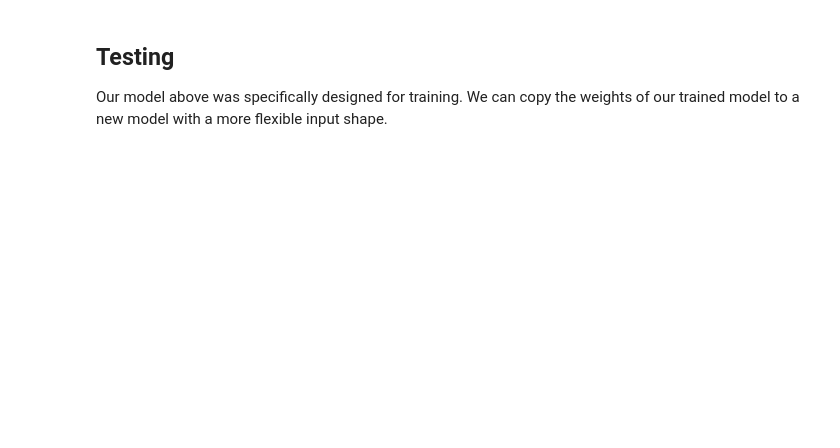
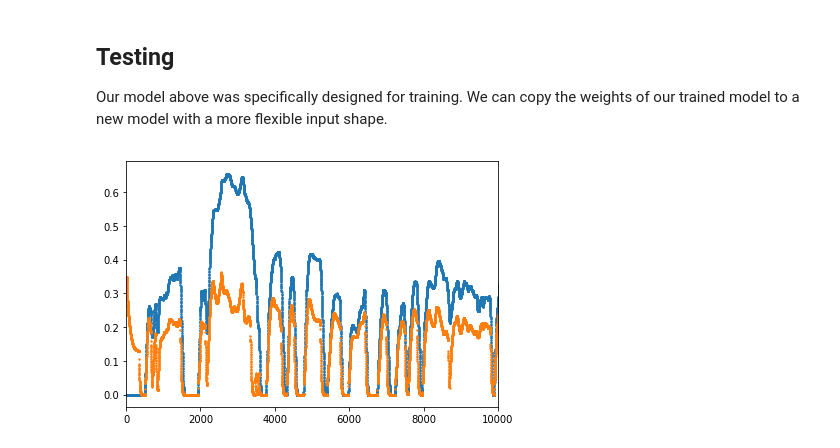
Before and after one commit to RobertDurfee/VehicleSimulation, a Jupyter notebook: Simulation.ipynb, the cells around one changed output. Drawn from its saved outputs; the diff is of its cells as text; code cells hidden in the pictures; blank space fills up the shorter version.

Commit message:
Created testing model

```diff
--- a/Simulation.ipynb
+++ b/Simulation.ipynb
@@ -213,7 +213,7 @@ reset_states = ResetStates()
 # %% [markdown]
 Because we are in a notebook and we don't want to lose our model upon a disconnect, we will use the `ModelCheckpoint` callback to save the best model seen so far.
 # %%
-model_checkpoint = ModelCheckpoint('./Models/E{epoch:03d}L{loss:06.4E}.hdf5', monitor='loss', mode='min', save_best_only=True)
+model_checkpoint = ModelCheckpoint('./Models/E{epoch:03d}L{loss:06.4E}.hdf5', save_weights_only=True)
 # %% [markdown]
 Now we are ready to train. Note that `steps_per_epoch` is required because our generator has no length. This is the max sequence length divided by the batch length.
 # %%
@@ -235,7 +247,19 @@ test_model.add(InputLayer(input_shape=(None, X.shape[2])))
 test_model.add(LSTM(200, return_sequences=True))
 test_model.add(TimeDistributed(Dense(Y.shape[2], activation='linear')))
 
-test_model.set_weights(model.get_weights)
+test_model.load_weights('./Models/E001L6.3067E-03.hdf5')
 # %%
-Y_train_pred = model.predict(X_train[:,800:900,:], batch_size=86)
+Y_train_pred = test_model.predict(X_train[10:11,:,:], batch_size=1)
+# %%
+fig, ax = plt.subplots()
+
+ax.scatter(range(max_length), Y_train[10,:,0], s=2)
+ax.scatter(range(max_length), Y_train_pred[0,:,0], s=2)
+
+plt.xlim(0, 10000)
+
+plt.tight_layout()
+plt.show()
+# %% [output]
+[figure, added]
 # %%
```
Also changed, not shown: parts of 3 cells of this notebook.
